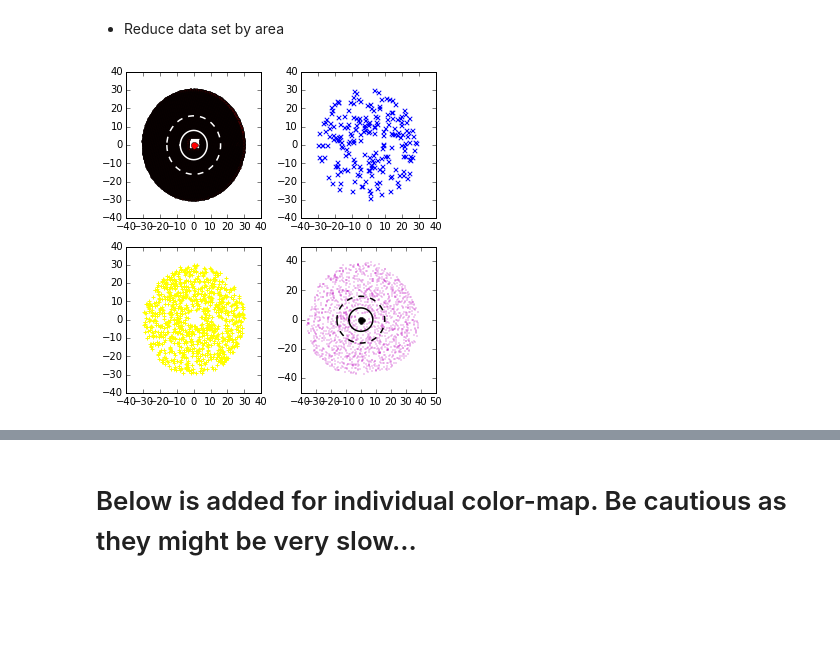
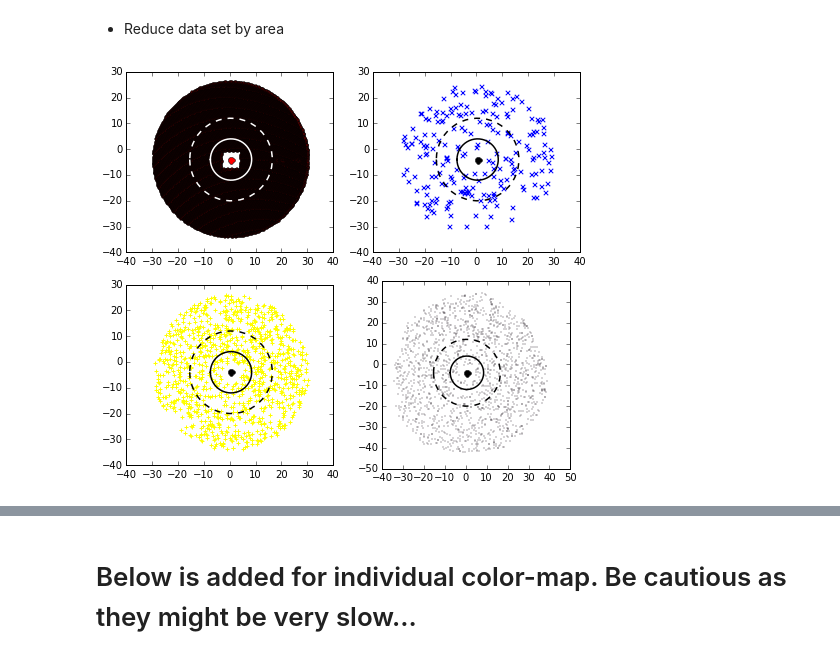
Before and after one commit to youngung/forming_limit_dic, a Jupyter notebook: tutorials/DIC_analysis/IF_steel/PSRD/DIC_analysis_pure_IPYNB_MatlabFile_PSRD_20120713.ipynb, the cells around one changed output, grey strips where cells are left out. Drawn from its saved outputs; the diff is of its cells as text; code cells hidden in the pictures; blank space fills up the shorter version.

```diff
--- a/tutorials/DIC_analysis/IF_steel/PSRD/DIC_analysis_pure_IPYNB_MatlabFile_PSRD_20120713.ipynb
+++ b/tutorials/DIC_analysis/IF_steel/PSRD/DIC_analysis_pure_IPYNB_MatlabFile_PSRD_20120713.ipynb
@@ -290,61 +375,61 @@ def rr(x,y,rad,x0,y0,p,*args):
         #print len(zs[0])
         n = int(len(zs[0])*p)
         #print n
     elif p==1:
         return zs
 
     slc = random.choice(len(zs[0]),n)
     Z=[]
     for i in range(len(zs)):
         Z.append(zs[i][slc])
     return Z
 
 def stat(dat):
     return np.average(dat), np.std(dat)
 
 
 ## application
 key = 'e_vonmises'
 x_,y_,z_=dat_mask(dat_raw,0,'X','Y',key)
 
-## for PSTD
-x0=0
-y0=-5
+## masking by 'area' and extract from only a portion of total data
+fig=plt.figure(figsize=(7,9))
+ax1=fig.add_subplot(323)
+ax2=fig.add_subplot(324)
+ax3=fig.add_subplot(325)
+ax4=fig.add_subplot(326)
 
+## for PSRD
+x0=0.5; y0=-4.;
 rad_washer=16.
-rad_avg=8.
+rad=8.
+
+x,y,z = rr(x_,y_,30,x0,y0,1,x_,y_,z_)
+ax1.scatter(x,y,marker='.',c='red')
+x,y,z = rr(x_,y_,30,x0,y0,0.01,x_,y_,z_)
+ax2.scatter(x,y,marker='x',c='blue')
+x,y,z = rr(x_,y_,30,x0,y0,0.05,x_,y_,z_)
+ax3.scatter(x,y,marker='+',c='yellow')
+x,y,z = rr(x_,y_,40,x0,y0,0.05,x_,y_,z_)
+ax4.scatter(x,y,marker='o',c='magenta',s=0.04)
+
 ## Trace of window of the washer
 thw=np.linspace(-pi,pi)
-xw=np.cos(thw)*rad_washer
-yw=np.sin(thw)*rad_washer
-xa=np.cos(thw)*rad_avg
-ya=np.sin(thw)*rad_avg
+xw=np.cos(thw)*rad_washer+x0
+yw=np.sin(thw)*rad_washer+y0
+xa=np.cos(thw)*rad+x0
+ya=np.sin(thw)*rad+y0
 
-
-
-## masking by 'area' and extract from only a portion of total data
-fig=plt.figure(figsize=(5,5))
-ax1=fig.add_subplot(221)
-ax2=fig.add_subplot(222)
-ax3=fig.add_subplot(223)
-ax4=fig.add_subplot(224)
-x,y,z = rr(x_,y_,30,x0,y0,1,x_,y_,z_)
-ax1.scatter(x-x0,y-y0,marker='.',c='red')
-x,y,z = rr(x_,y_,30,x0,y0,0.01,x_,y_,z_)
-ax2.scatter(x-x0,y-y0,marker='x',c='blue')
-x,y,z = rr(x_,y_,30,x0,y0,0.05,x_,y_,z_)
-ax3.scatter(x-x0,y-y0,marker='+',c='yellow')
-x,y,z = rr(x_,y_,40,x0,y0,0.05,x_,y_,z_)
-ax4.scatter(x-x0,y-y0,marker='o',color='m',s=0.05)
-
-ax1.plot(0,0,'ro')
+ax1.plot(x0,y0,'ro')
 ax1.plot(xw,yw,'w--')
 ax1.plot(xa,ya,'w-')
 
-ax4.plot(0,0,'ko')
-ax4.plot(xw,yw,'k--')
-ax4.plot(xa,ya,'k-')
-
+for ax in fig.axes[1:]:
+    ax.plot(x0,y0,'ko')
+    ax.plot(xw,yw,'k--')
+    ax.plot(xa,ya,'k-')
+for ax in fig.axes:
+    ax.set_aspect('equal')
 plt.tight_layout()
 # %% [output]
-[figure, old version]
+[figure, new version]
```
Also changed, not shown: parts of 5 cells of this notebook, 7 other files.
